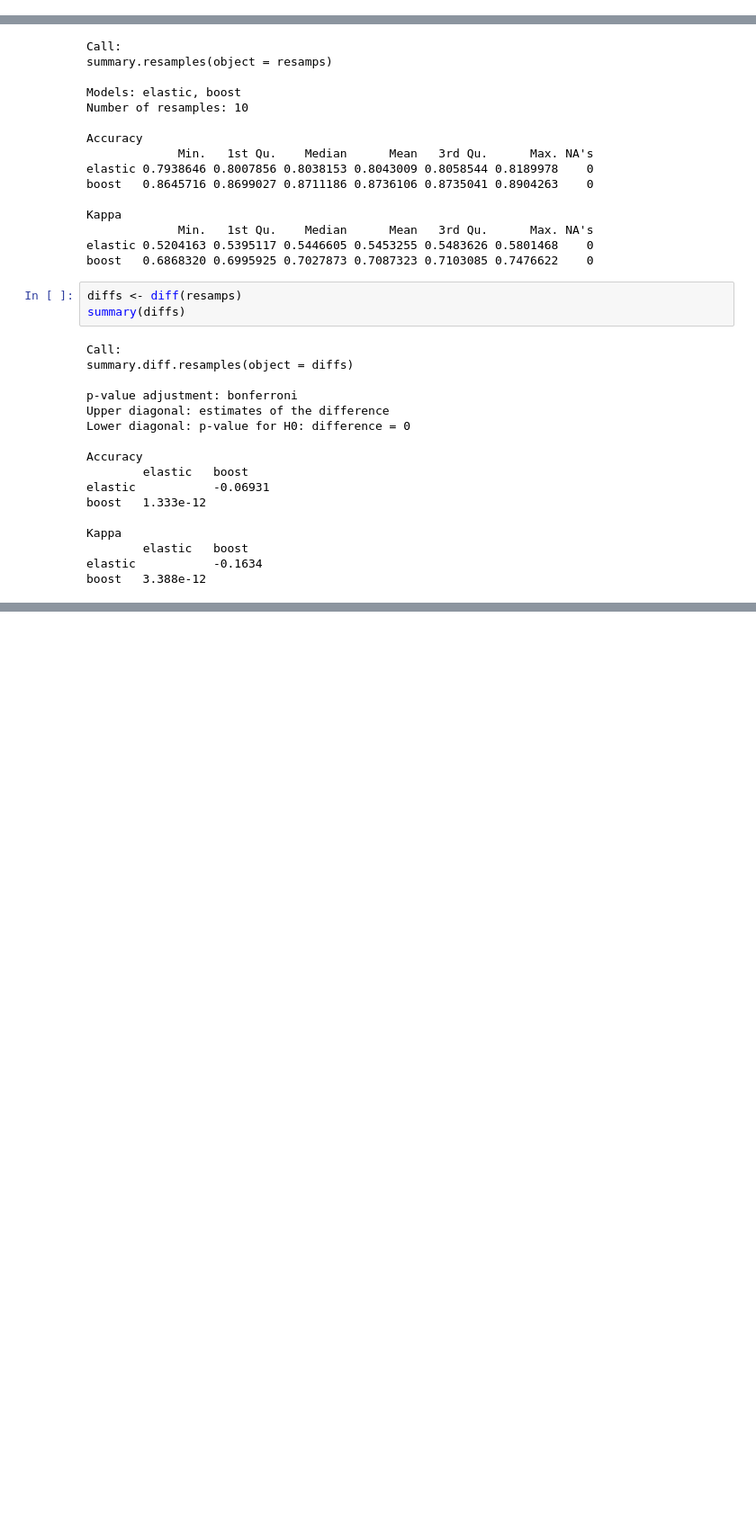
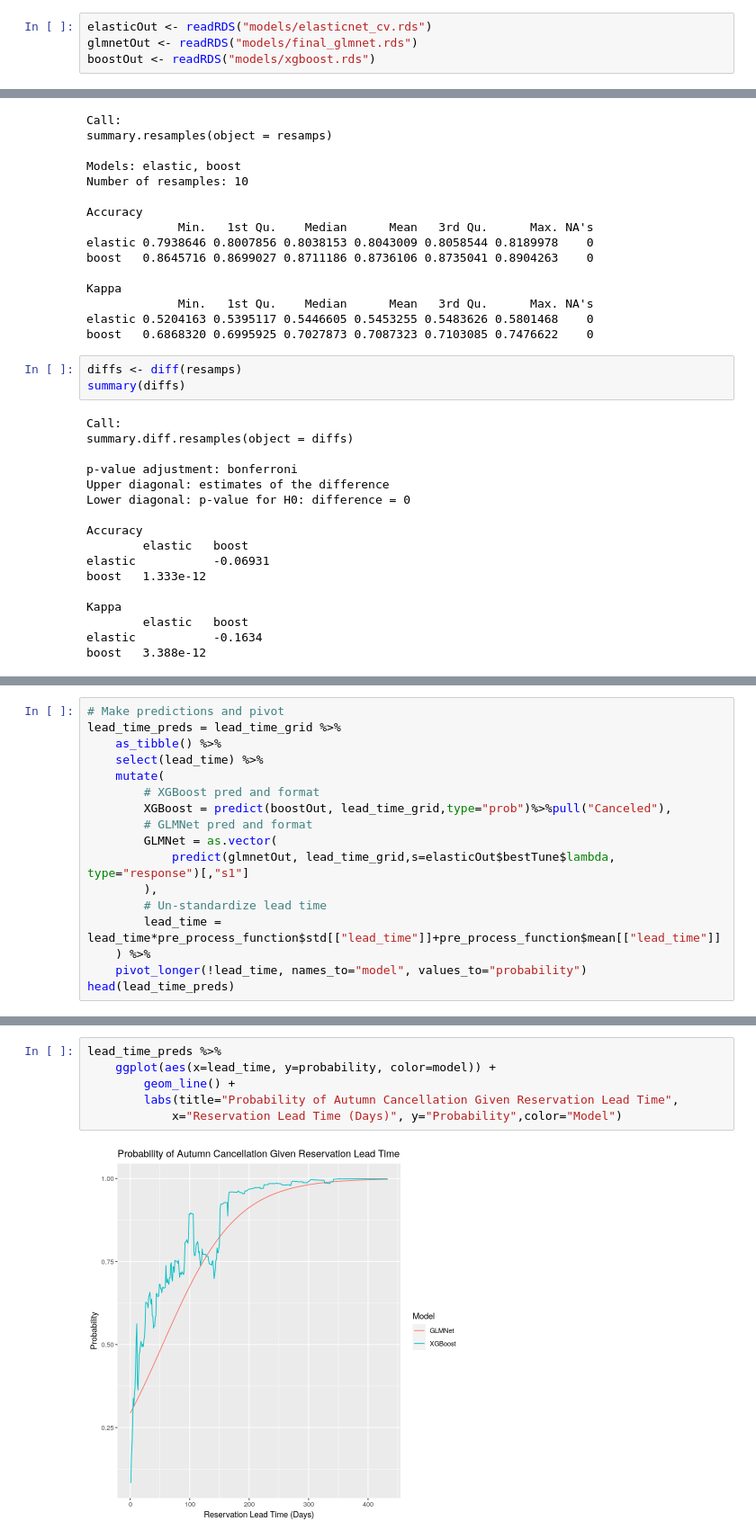
Before and after one commit to andrewit3/STAT656Project, a Jupyter notebook: FinalProject/train_models.ipynb, the cells around one changed output, grey strips where cells are left out. Shown: that part at 90% size. Saved outputs shown, nothing was run; the diff lists cells and outputs as text; blank space fills up the shorter version.

Commit message:
Added visualizations and test accuracy

```diff
--- a/FinalProject/train_models.ipynb
+++ b/FinalProject/train_models.ipynb
@@ -333,6 +336,10 @@ saveRDS(boostOut, "models/xgboost.rds")
 # %% [markdown]
 # Compare Models
 Use this to compare the performance between the models: [link](https://cran.r-project.org/web/packages/caret/vignettes/caret.html)
+# %%
+elasticOut <- readRDS("models/elasticnet_cv.rds")
+glmnetOut <- readRDS("models/final_glmnet.rds")
+boostOut <- readRDS("models/xgboost.rds")
 # %% [markdown]
 ## ROC
 # %% [markdown]
@@ -404,0 +460,17 @@ boost   3.388e-12
+# %%
+# Make predictions and pivot
+lead_time_preds = lead_time_grid %>%
+    as_tibble() %>%
+    select(lead_time) %>%
+    mutate(
+        # XGBoost pred and format
+        XGBoost = predict(boostOut, lead_time_grid,type="prob")%>%pull("Canceled"),
+        # GLMNet pred and format
+        GLMNet = as.vector(
+            predict(glmnetOut, lead_time_grid,s=elasticOut$bestTune$lambda, type="response")[,"s1"]
+        ),
+        # Un-standardize lead time
+        lead_time = lead_time*pre_process_function$std[["lead_time"]]+pre_process_function$mean[["lead_time"]]
+    ) %>%
+    pivot_longer(!lead_time, names_to="model", values_to="probability")
+head(lead_time_preds)
@@ -404,0 +487,8 @@ boost   3.388e-12
+# %%
+lead_time_preds %>%
+    ggplot(aes(x=lead_time, y=probability, color=model)) +
+        geom_line() +
+        labs(title="Probability of Autumn Cancellation Given Reservation Lead Time",
+            x="Reservation Lead Time (Days)", y="Probability",color="Model")
+# %% [output]
+[figure, added]
```
Also changed, not shown: parts of 16 cells of this notebook, 3 other files.
